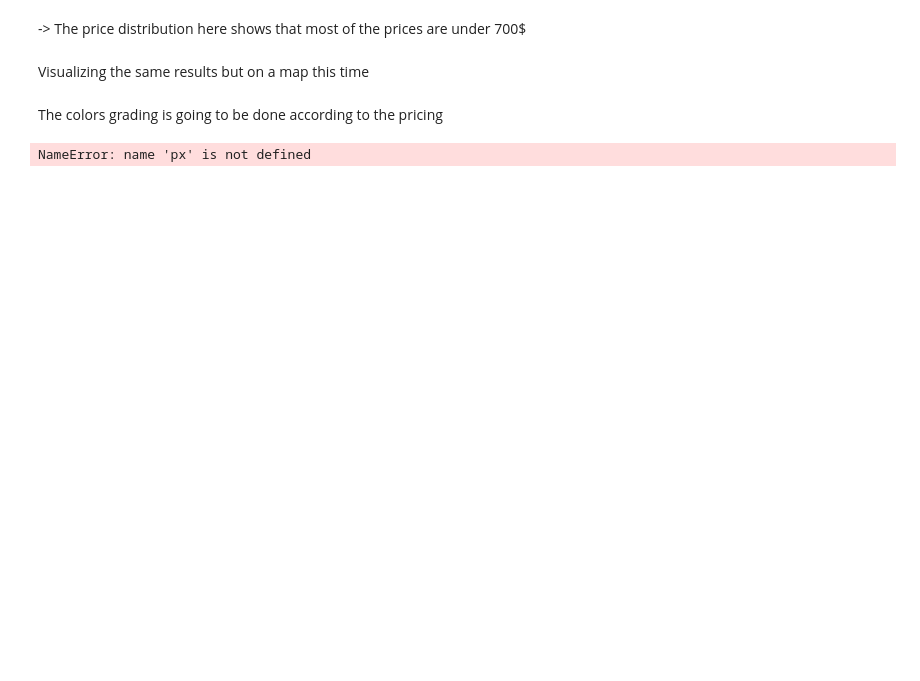
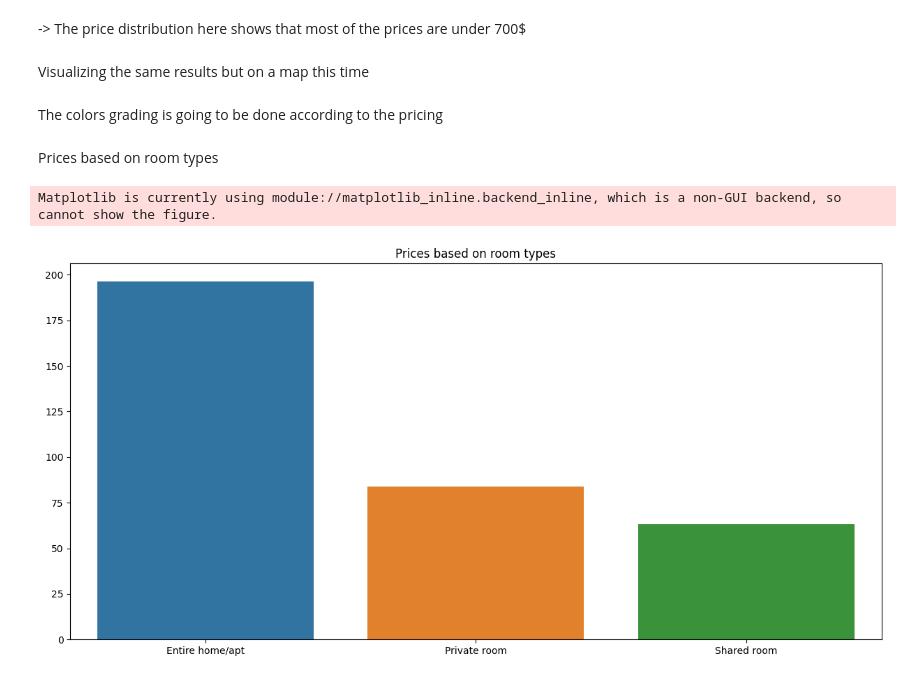
Before and after one commit to Cyrine-afk/Airbnb-Rooms, a Jupyter notebook: Notebook.ipynb, the cells around one changed output. Drawn from its saved outputs; the diff is of its cells as text; code cells hidden in the pictures; blank space fills up the shorter version.

```diff
--- a/Notebook.ipynb
+++ b/Notebook.ipynb
@@ -168,7 +173,6 @@ The colors grading is going to be done according to the pricing
 # %%
 #plotting according to price distribution results
 fig = px.scatter_mapbox(db_subs, lat="latitude", lon="longitude",  color="price", size="reviews_per_month",
-                  color_continuous_scale=cscale, size_max=20, height=760, zoom=10, title='Map of NYC Airbnb rooms with price <= $700', range_color=(0,700))
+                  color_continuous_scale=cscale, size_max=20, height=760, zoom=10,
+                  title='Map of NYC Airbnb rooms with price <= $700', range_color=(0,700))
 fig.show()
-# %% [output]
-NameError: name 'px' is not defined
@@ -174,0 +183,11 @@ NameError: name 'px' is not defined
+# %% [markdown]
+Prices based on room types
+# %%
+d = db_subs.groupby('room_type')['price'].mean().sort_values(ascending=False)
+fig, ax= plt.subplots(figsize=(15,7))
+sns.barplot(x=d.index.tolist(), y=d.values, ax=ax)
+ax.set_title('Prices based on room types')
+fig.show()
+# %% [output]
+Matplotlib is currently using module://matplotlib_inline.backend_inline, which is a non-GUI backend, so cannot show the figure.
+[figure, added]
```
Also changed, not shown: parts of 6 cells of this notebook.
